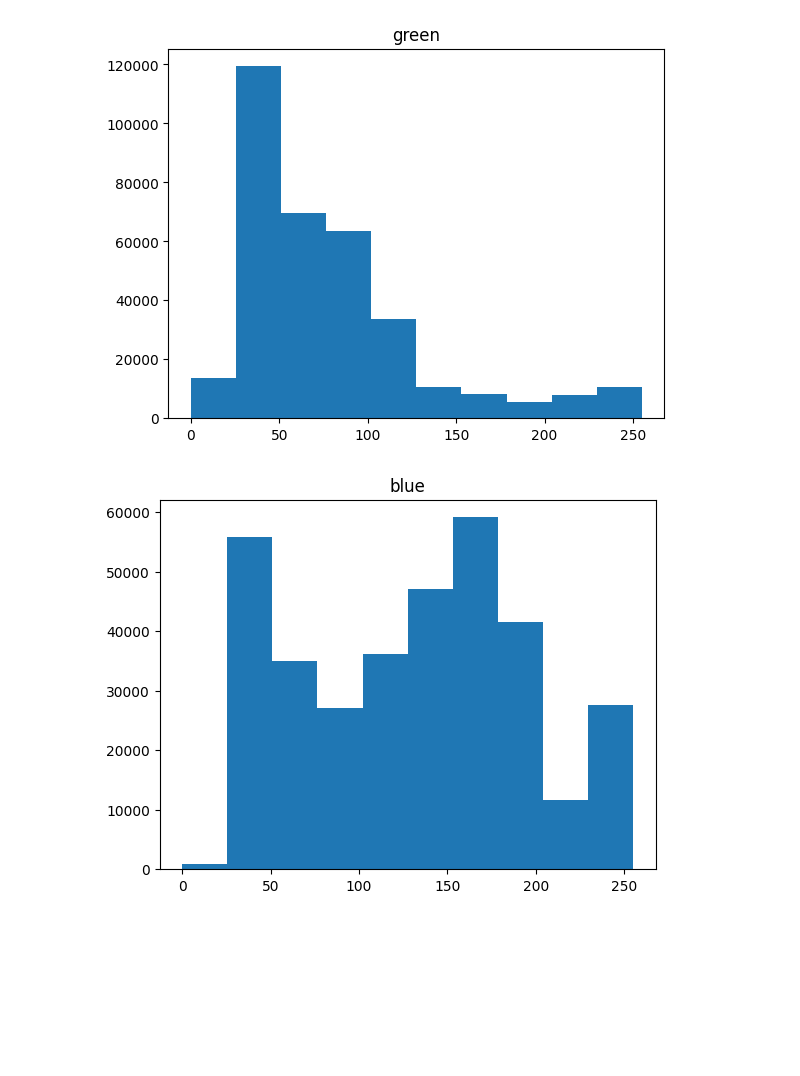
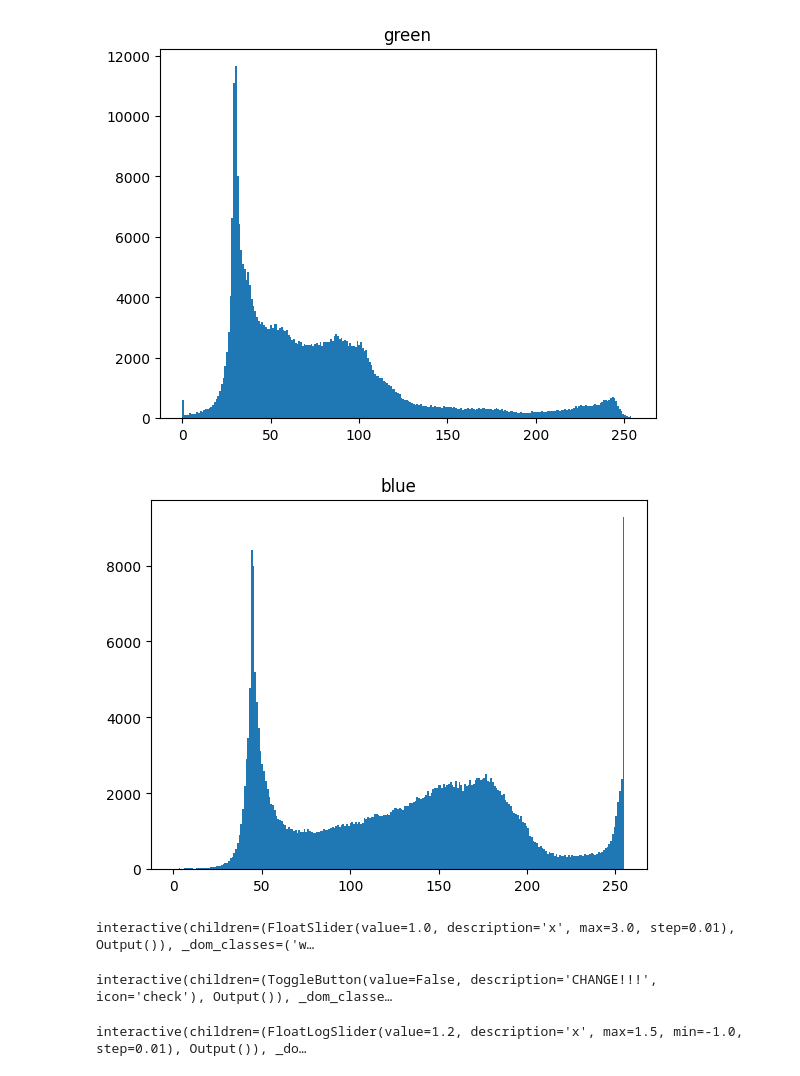
Before and after one commit to Iversy/cv-lab, a Jupyter notebook: test.ipynb, the cells around one changed output. Cells and saved outputs as stored; diff of their text form; code cells hidden in the pictures; blank space fills up the shorter version.

```diff
--- a/test.ipynb
+++ b/test.ipynb
@@ -200,8 +202,7 @@ green = G(image)
 blue = B(image)
 # %%
 for color,item in (["gray",gray], ["red",red], ["green",green], ["blue", blue]):
-    show(item, text=color)
     plt.figure()
-    plt.hist(item.flatten())
+    plt.hist(item.flatten(), bins=256)
     plt.title(color)
 # %% [output]
@@ -210,2 +211,2 @@ for color,item in (["gray",gray], ["red",red], ["green",green], ["blue", blue]):
-[figure, old version]
+[figure, new version]
-[figure, old version]
+[figure, new version]
@@ -211,0 +222,27 @@ for color,item in (["gray",gray], ["red",red], ["green",green], ["blue", blue]):
+# %%
+@interact(x=widgets.FloatSlider(
+    min=0,
+    max=3,
+    step=0.01,
+    value=1
+    ))
+def test(x: int):
+    plt.imshow((image * x).astype(np.uint8),)
+    plt.axis("off")
+# %% [output]
+interactive(children=(FloatSlider(value=1.0, description='x', max=3.0, step=0.01), Output()), _dom_classes=('w…
+# %%
+@interact(x=widgets.ToggleButton(
+    value=False,
+    disabled=False,
+    description="CHANGE!!!",
+    icon='check'
+))
+def brgb(x=False):
+    img = image.copy()
+    if x:
+        img[:,:,0],img[:,:,2] = image[:,:,2], image[:,:,0]
+    plt.imshow(img)
+    plt.axis("off")
+# %% [output]
+interactive(children=(ToggleButton(value=False, description='CHANGE!!!', icon='check'), Output()), _dom_classe…
@@ -211,0 +252,15 @@ for color,item in (["gray",gray], ["red",red], ["green",green], ["blue", blue]):
+# %%
+@interact(x=widgets.FloatLogSlider(
+    min=-1,
+    max=1.5,
+    step=0.01,
+    value=1.2,
+    ))
+def asd(x: int):
+    img = bgr_image_norm.copy()
+    img = sigmoid(img, gamma=x)
+    # print(img)
+    plt.imshow(img)
+    plt.axis("off")
+# %% [output]
+interactive(children=(FloatLogSlider(value=1.2, description='x', max=1.5, min=-1.0, step=0.01), Output()), _do…
```
Also changed, not shown: parts of 14 cells of this notebook, 2 other files.
